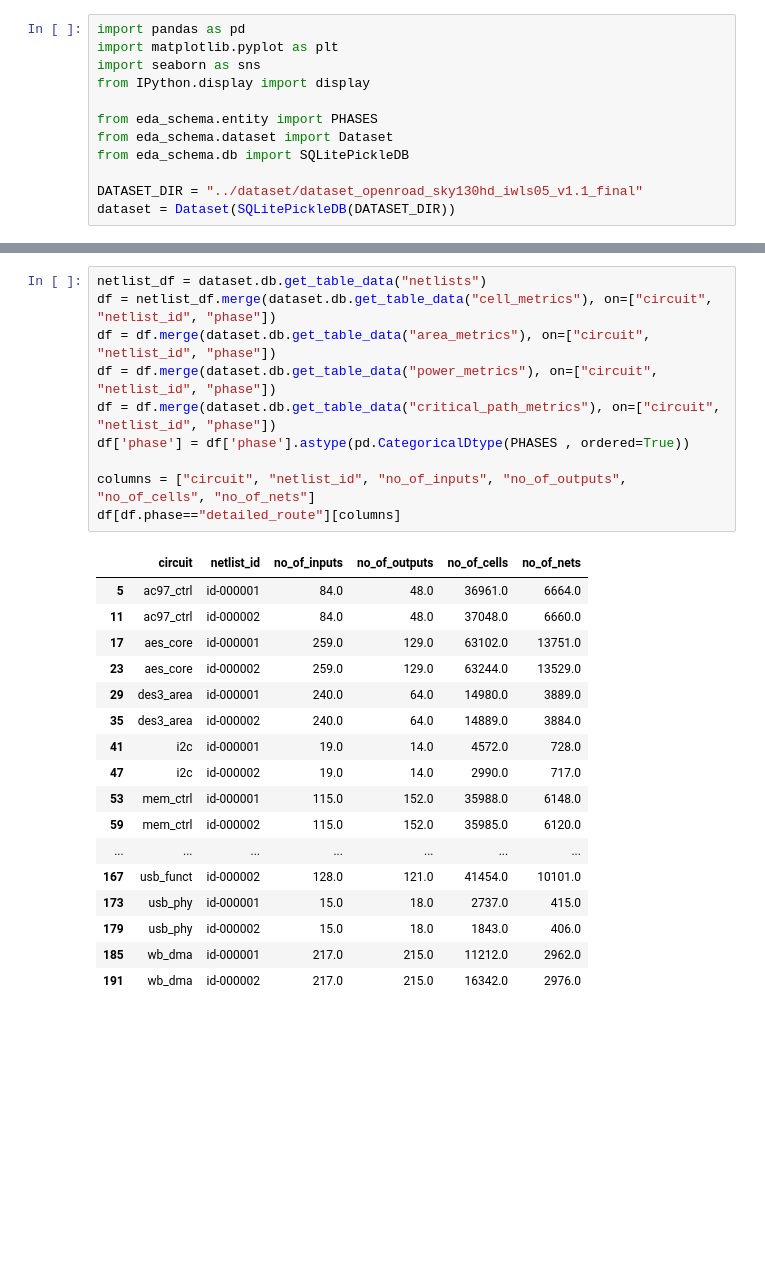
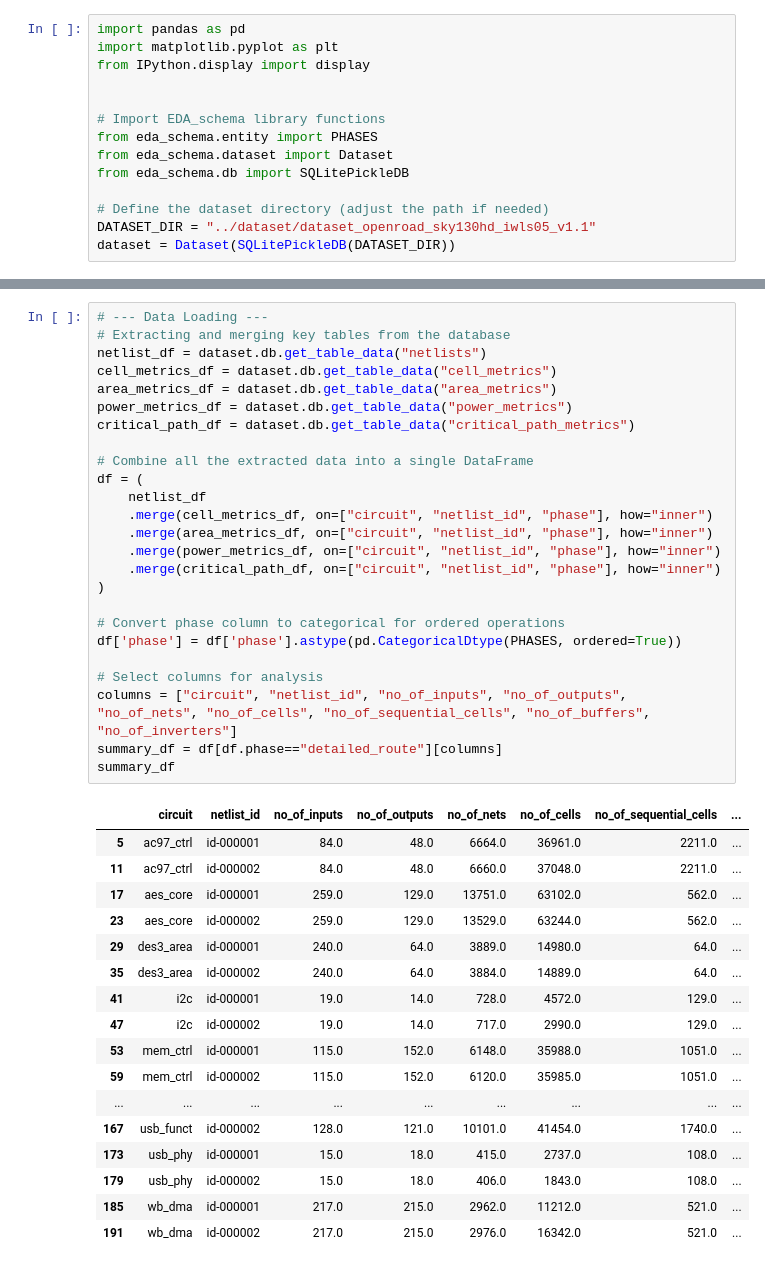
Before and after one commit to drexel-ice/EDA-schema, a Jupyter notebook: notebooks/IWLS05-OpenROAD-sky130hd-dataset-v1.1-Analysis.ipynb, the cells around one changed output, grey strips where cells are left out. Saved outputs shown, nothing was run; the diff lists cells and outputs as text; blank space fills up the shorter version.

```diff
--- a/notebooks/IWLS05-OpenROAD-sky130hd-dataset-v1.1-Analysis.ipynb
+++ b/notebooks/IWLS05-OpenROAD-sky130hd-dataset-v1.1-Analysis.ipynb
@@ -38,12 +47,14 @@ Following circuits are used under target clock to meet/barely miss timing.
 # %%
 import pandas as pd
 import matplotlib.pyplot as plt
-import seaborn as sns
 from IPython.display import display
 
+
+# Import EDA_schema library functions
 from eda_schema.entity import PHASES
 from eda_schema.dataset import Dataset
 from eda_schema.db import SQLitePickleDB
 
-DATASET_DIR = "../dataset/dataset_openroad_sky130hd_iwls05_v1.1_final"
+# Define the dataset directory (adjust the path if needed)
+DATASET_DIR = "../dataset/dataset_openroad_sky130hd_iwls05_v1.1"
 dataset = Dataset(SQLitePickleDB(DATASET_DIR))
@@ -52,28 +65,43 @@ dataset = Dataset(SQLitePickleDB(DATASET_DIR))
 # %%
+# --- Data Loading ---
+# Extracting and merging key tables from the database
 netlist_df = dataset.db.get_table_data("netlists")
-df = netlist_df.merge(dataset.db.get_table_data("cell_metrics"), on=["circuit", "netlist_id", "phase"])
-df = df.merge(dataset.db.get_table_data("area_metrics"), on=["circuit", "netlist_id", "phase"])
-df = df.merge(dataset.db.get_table_data("power_metrics"), on=["circuit", "netlist_id", "phase"])
-df = df.merge(dataset.db.get_table_data("critical_path_metrics"), on=["circuit", "netlist_id", "phase"])
-df['phase'] = df['phase'].astype(pd.CategoricalDtype(PHASES , ordered=True))
+cell_metrics_df = dataset.db.get_table_data("cell_metrics")
+area_metrics_df = dataset.db.get_table_data("area_metrics")
+power_metrics_df = dataset.db.get_table_data("power_metrics")
+critical_path_df = dataset.db.get_table_data("critical_path_metrics")
 
-columns = ["circuit", "netlist_id", "no_of_inputs", "no_of_outputs", "no_of_cells", "no_of_nets"]
-df[df.phase=="detailed_route"][columns]
+# Combine all the extracted data into a single DataFrame
+df = (
+    netlist_df
+    .merge(cell_metrics_df, on=["circuit", "netlist_id", "phase"], how="inner")
+    .merge(area_metrics_df, on=["circuit", "netlist_id", "phase"], how="inner")
+    .merge(power_metrics_df, on=["circuit", "netlist_id", "phase"], how="inner")
+    .merge(critical_path_df, on=["circuit", "netlist_id", "phase"], how="inner")
+)
+
+# Convert phase column to categorical for ordered operations
+df['phase'] = df['phase'].astype(pd.CategoricalDtype(PHASES, ordered=True))
+
+# Select columns for analysis
+columns = ["circuit", "netlist_id", "no_of_inputs", "no_of_outputs", "no_of_nets", "no_of_cells", "no_of_sequential_cells", "no_of_buffers", "no_of_inverters"]
+summary_df = df[df.phase=="detailed_route"][columns]
+summary_df
 # %% [output]
-|  | circuit | netlist_id | no_of_inputs | no_of_outputs | no_of_cells | no_of_nets |
-| 5 | ac97_ctrl | id-000001 | 84.0 | 48.0 | 36961.0 | 6664.0 |
-| 11 | ac97_ctrl | id-000002 | 84.0 | 48.0 | 37048.0 | 6660.0 |
-| 17 | aes_core | id-000001 | 259.0 | 129.0 | 63102.0 | 13751.0 |
-| 23 | aes_core | id-000002 | 259.0 | 129.0 | 63244.0 | 13529.0 |
-| 29 | des3_area | id-000001 | 240.0 | 64.0 | 14980.0 | 3889.0 |
-| 35 | des3_area | id-000002 | 240.0 | 64.0 | 14889.0 | 3884.0 |
-| 41 | i2c | id-000001 | 19.0 | 14.0 | 4572.0 | 728.0 |
-| 47 | i2c | id-000002 | 19.0 | 14.0 | 2990.0 | 717.0 |
-| 53 | mem_ctrl | id-000001 | 115.0 | 152.0 | 35988.0 | 6148.0 |
-| 59 | mem_ctrl | id-000002 | 115.0 | 152.0 | 35985.0 | 6120.0 |
-| ... | ... | ... | ... | ... | ... | ... |
-| 167 | usb_funct | id-000002 | 128.0 | 121.0 | 41454.0 | 10101.0 |
-| 173 | usb_phy | id-000001 | 15.0 | 18.0 | 2737.0 | 415.0 |
-| 179 | usb_phy | id-000002 | 15.0 | 18.0 | 1843.0 | 406.0 |
-| 185 | wb_dma | id-000001 | 217.0 | 215.0 | 11212.0 | 2962.0 |
-| 191 | wb_dma | id-000002 | 217.0 | 215.0 | 16342.0 | 2976.0 |
+|  | circuit | netlist_id | no_of_inputs | no_of_outputs | no_of_nets | no_of_cells | no_of_sequential_cells | ... |
+| 5 | ac97_ctrl | id-000001 | 84.0 | 48.0 | 6664.0 | 36961.0 | 2211.0 | ... |
+| 11 | ac97_ctrl | id-000002 | 84.0 | 48.0 | 6660.0 | 37048.0 | 2211.0 | ... |
+| 17 | aes_core | id-000001 | 259.0 | 129.0 | 13751.0 | 63102.0 | 562.0 | ... |
+| 23 | aes_core | id-000002 | 259.0 | 129.0 | 13529.0 | 63244.0 | 562.0 | ... |
+| 29 | des3_area | id-000001 | 240.0 | 64.0 | 3889.0 | 14980.0 | 64.0 | ... |
+| 35 | des3_area | id-000002 | 240.0 | 64.0 | 3884.0 | 14889.0 | 64.0 | ... |
+| 41 | i2c | id-000001 | 19.0 | 14.0 | 728.0 | 4572.0 | 129.0 | ... |
+| 47 | i2c | id-000002 | 19.0 | 14.0 | 717.0 | 2990.0 | 129.0 | ... |
+| 53 | mem_ctrl | id-000001 | 115.0 | 152.0 | 6148.0 | 35988.0 | 1051.0 | ... |
+| 59 | mem_ctrl | id-000002 | 115.0 | 152.0 | 6120.0 | 35985.0 | 1051.0 | ... |
+| ... | ... | ... | ... | ... | ... | ... | ... | ... |
+| 167 | usb_funct | id-000002 | 128.0 | 121.0 | 10101.0 | 41454.0 | 1740.0 | ... |
+| 173 | usb_phy | id-000001 | 15.0 | 18.0 | 415.0 | 2737.0 | 108.0 | ... |
+| 179 | usb_phy | id-000002 | 15.0 | 18.0 | 406.0 | 1843.0 | 108.0 | ... |
+| 185 | wb_dma | id-000001 | 217.0 | 215.0 | 2962.0 | 11212.0 | 521.0 | ... |
+| 191 | wb_dma | id-000002 | 217.0 | 215.0 | 2976.0 | 16342.0 | 521.0 | ... |
```
Also changed, not shown: parts of 13 cells of this notebook, 1 other file.
